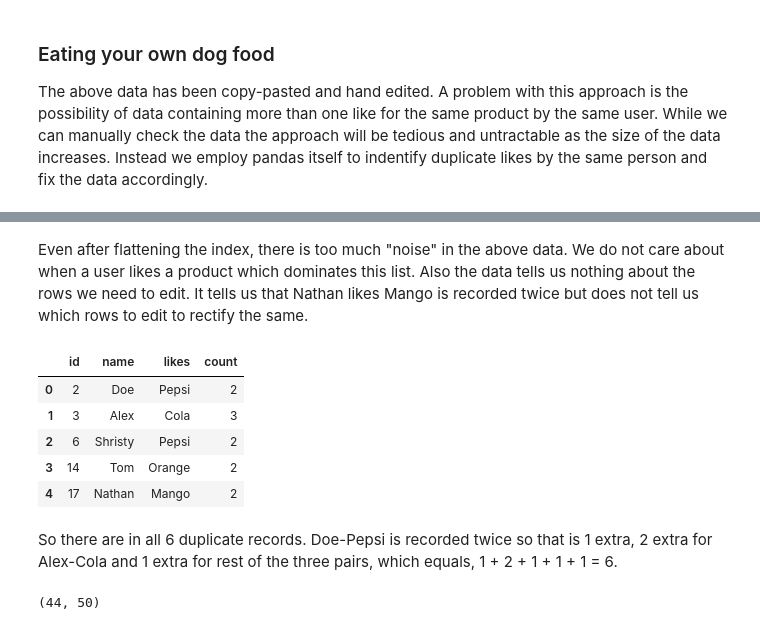
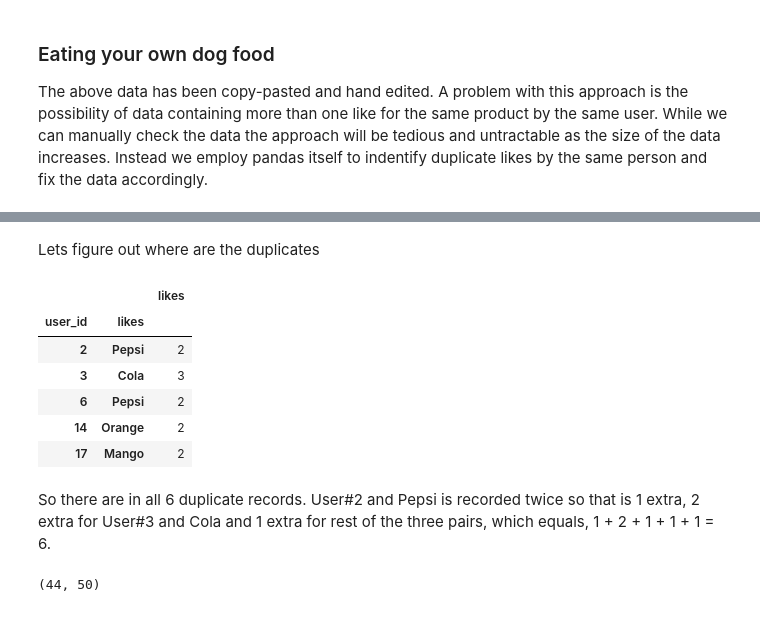
Before and after one commit to dragomirradev/python-data-analysis, a Jupyter notebook: 1-Working-with-relational-data-using-Pandas.ipynb, the cells around one changed output, grey strips where cells are left out. Cells and saved outputs as stored; diff of their text form; code cells hidden in the pictures.

```diff
--- a/1-Working-with-relational-data-using-Pandas.ipynb
+++ b/1-Working-with-relational-data-using-Pandas.ipynb
@@ -447,12 +389,0 @@ user_likes_group.reset_index()
-# %% [markdown]
-Even after flattening the index, there is too much "noise" in the above data. We do not care about when a user likes a product which dominates this list. Also the data tells us nothing about the rows we need to edit. It tells us that Nathan likes Mango is recorded twice but does not tell us which rows to edit to rectify the same.
-# %%
-# Let us first remove records representing singlular likes
-user_likes_group[user_likes_group['count'] > 1].reset_index()
-# %% [output]
-|  | id | name | likes | count |
-| 0 | 2 | Doe | Pepsi | 2 |
-| 1 | 3 | Alex | Cola | 3 |
-| 2 | 6 | Shristy | Pepsi | 2 |
-| 3 | 14 | Tom | Orange | 2 |
-| 4 | 17 | Nathan | Mango | 2 |
@@ -459,5 +394,25 @@ user_likes_group[user_likes_group['count'] > 1].reset_index()
+# %% [markdown]
+Lets figure out where are the duplicates
+# %%
+_duplicate_likes = (
+    df_likes
+        .groupby(['user_id', 'likes'])
+        .agg({ 'likes': 'count' })
+
+)
+
+duplicate_likes = _duplicate_likes[_duplicate_likes['likes'] > 1]
+duplicate_likes
+# %% [output]
+|  |  | likes |
+| user_id | likes |  |
+| 2 | Pepsi | 2 |
+| 3 | Cola | 3 |
+| 6 | Pepsi | 2 |
+| 14 | Orange | 2 |
+| 17 | Mango | 2 |
 # %% [markdown]
-So there are in all 6 duplicate records. Doe-Pepsi is recorded twice so that is 1 extra, 2 extra for Alex-Cola and 1 extra for rest of the three pairs, which equals, 1 + 2 + 1 + 1 + 1 = 6.
+So there are in all 6 duplicate records. User#2 and Pepsi is recorded twice so that is 1 extra, 2 extra for User#3 and Cola and 1 extra for rest of the three pairs, which equals, 1 + 2 + 1 + 1 + 1 = 6.
 # %%
 # Now remove the duplicates
 df_unq_likes = df_likes.drop_duplicates()
```
Also changed, not shown: parts of 22 cells of this notebook.
